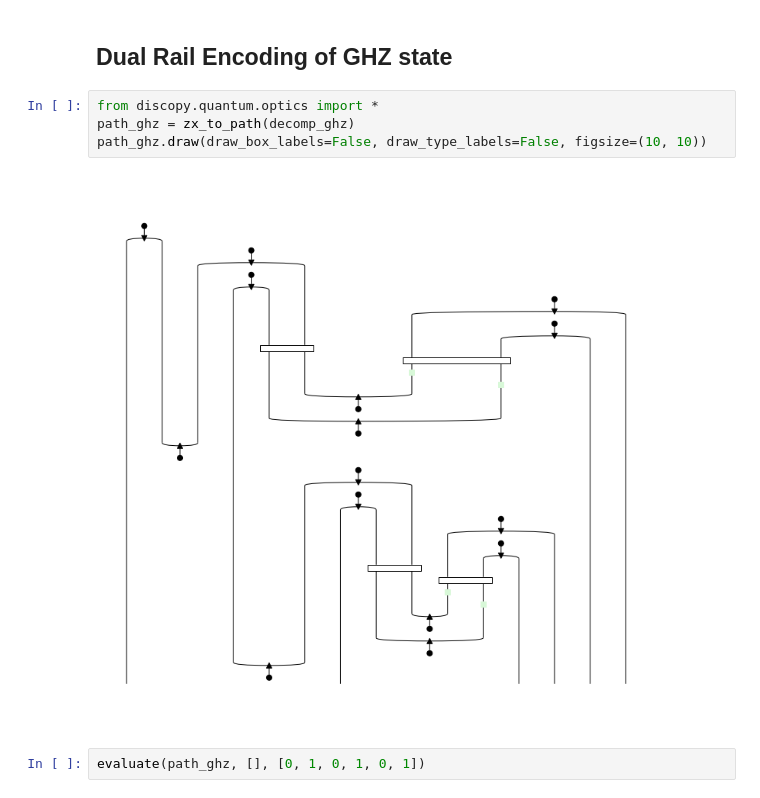
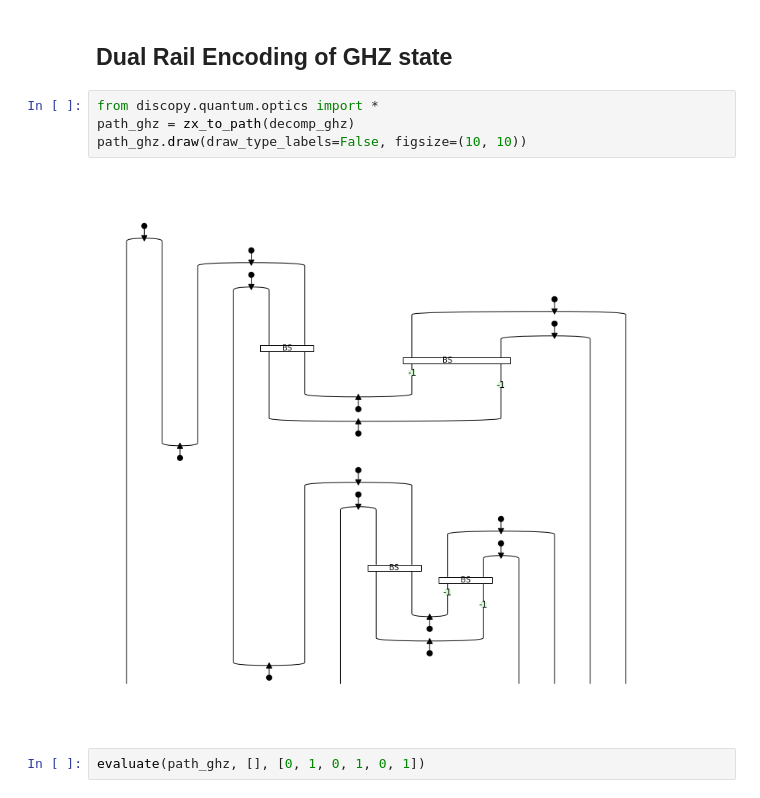
Before and after one commit to lawrencerowland/discopy, a Jupyter notebook: optics-demo.ipynb, the cells around one changed output. Drawn from its saved outputs; the diff is of its cells as text.

```diff
--- a/optics-demo.ipynb
+++ b/optics-demo.ipynb
@@ -53,9 +53,9 @@ drawing.equation(ghz, decomp_ghz, symbol='->')
 # %%
 from discopy.quantum.optics import *
 path_ghz = zx_to_path(decomp_ghz)
-path_ghz.draw(draw_box_labels=False, draw_type_labels=False, figsize=(10, 10))
+path_ghz.draw(draw_type_labels=False, figsize=(10, 10))
 # %% [output]
-[figure, old version]
+[figure, new version]
 # %%
 evaluate(path_ghz, [], [0, 1, 0, 1, 0, 1])
 # %% [output]
```
Also changed, not shown: parts of 3 cells of this notebook.
